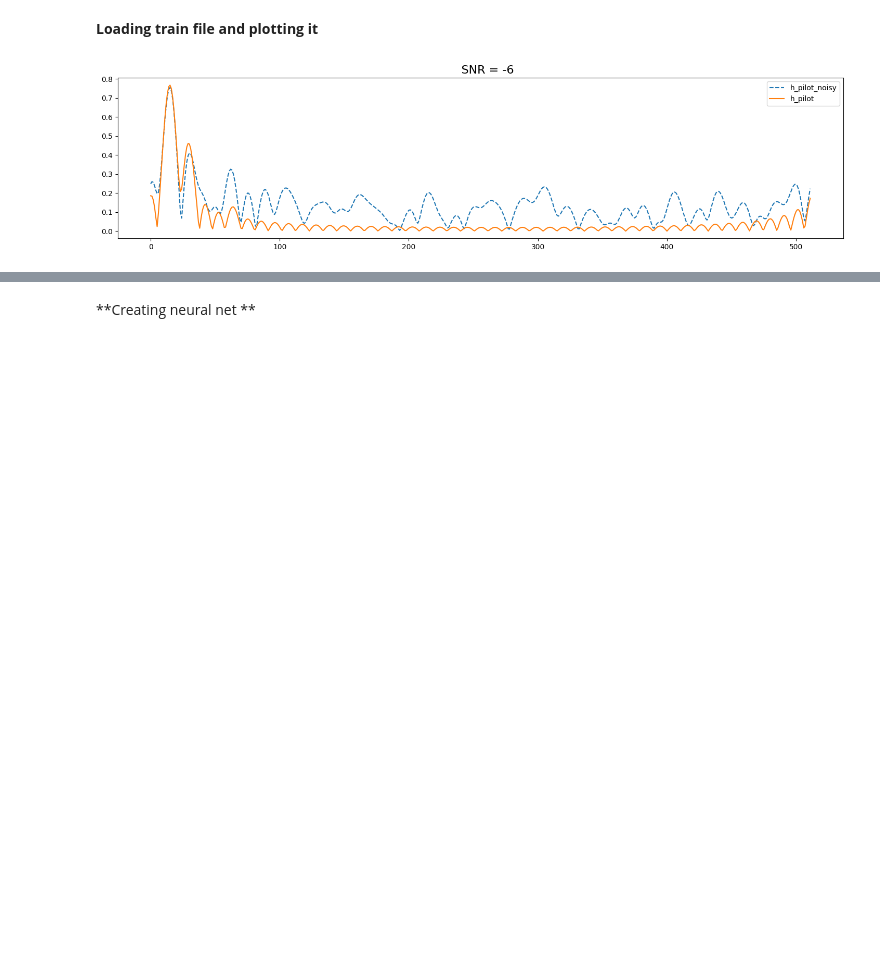
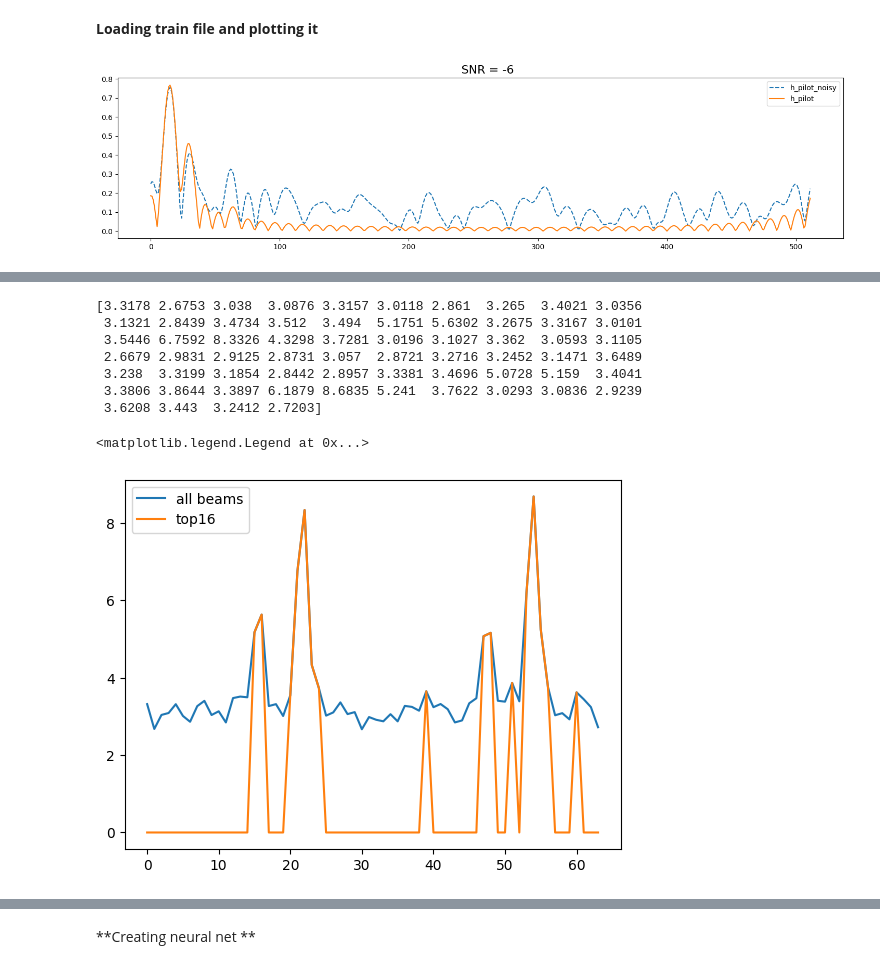
Before and after one commit to Albly/ML_for_channel_estimation, a Jupyter notebook: main.ipynb, the cells around one changed output, grey strips where cells are left out. Cells and saved outputs as stored; diff of their text form; code cells hidden in the pictures; blank space fills up the shorter version.

```diff
--- a/main.ipynb
+++ b/main.ipynb
@@ -572,3 +573,30 @@ tensor(0.3699)
+# %%
+dt = np.array([3.3178, 2.6753, 3.0380, 3.0876, 3.3157, 3.0118, 2.8610, 3.2650, 3.4021,
+        3.0356, 3.1321, 2.8439, 3.4734, 3.5120, 3.4940, 5.1751, 5.6302, 3.2675,
+        3.3167, 3.0101, 3.5446, 6.7592, 8.3326, 4.3298, 3.7281, 3.0196, 3.1027,
+        3.3620, 3.0593, 3.1105, 2.6679, 2.9831, 2.9125, 2.8731, 3.0570, 2.8721,
+        3.2716, 3.2452, 3.1471, 3.6489, 3.2380, 3.3199, 3.1854, 2.8442, 2.8957,
+        3.3381, 3.4696, 5.0728, 5.1590, 3.4041, 3.3806, 3.8644, 3.3897, 6.1879,
+        8.6835, 5.2410, 3.7622, 3.0293, 3.0836, 2.9239, 3.6208, 3.4430, 3.2412,
+        2.7203])
+filtered_dt = dt.copy()
+indicies = [54, 22, 21, 53, 16, 55, 15, 48, 47, 23, 51, 56, 24, 39, 60, 20]
+for p_i, p in enumerate(dt):
+  if p_i not in indicies:
+    filtered_dt[p_i] = 0
+print(dt)
+plt.plot(range(len(dt)), dt, range(len(dt)), filtered_dt)
+plt.legend(["all beams", "top16"])
+# %% [output]
+[3.3178 2.6753 3.038  3.0876 3.3157 3.0118 2.861  3.265  3.4021 3.0356
+ 3.1321 2.8439 3.4734 3.512  3.494  5.1751 5.6302 3.2675 3.3167 3.0101
+ 3.5446 6.7592 8.3326 4.3298 3.7281 3.0196 3.1027 3.362  3.0593 3.1105
+ 2.6679 2.9831 2.9125 2.8731 3.057  2.8721 3.2716 3.2452 3.1471 3.6489
+ 3.238  3.3199 3.1854 2.8442 2.8957 3.3381 3.4696 5.0728 5.159  3.4041
+ 3.3806 3.8644 3.3897 6.1879 8.6835 5.241  3.7622 3.0293 3.0836 2.9239
+ 3.6208 3.443  3.2412 2.7203]
+<matplotlib.legend.Legend at 0x...>
+[figure, added]
 # %%
 
 from ch_est_net.Net import Net
```
Also changed, not shown: parts of 11 cells of this notebook.
